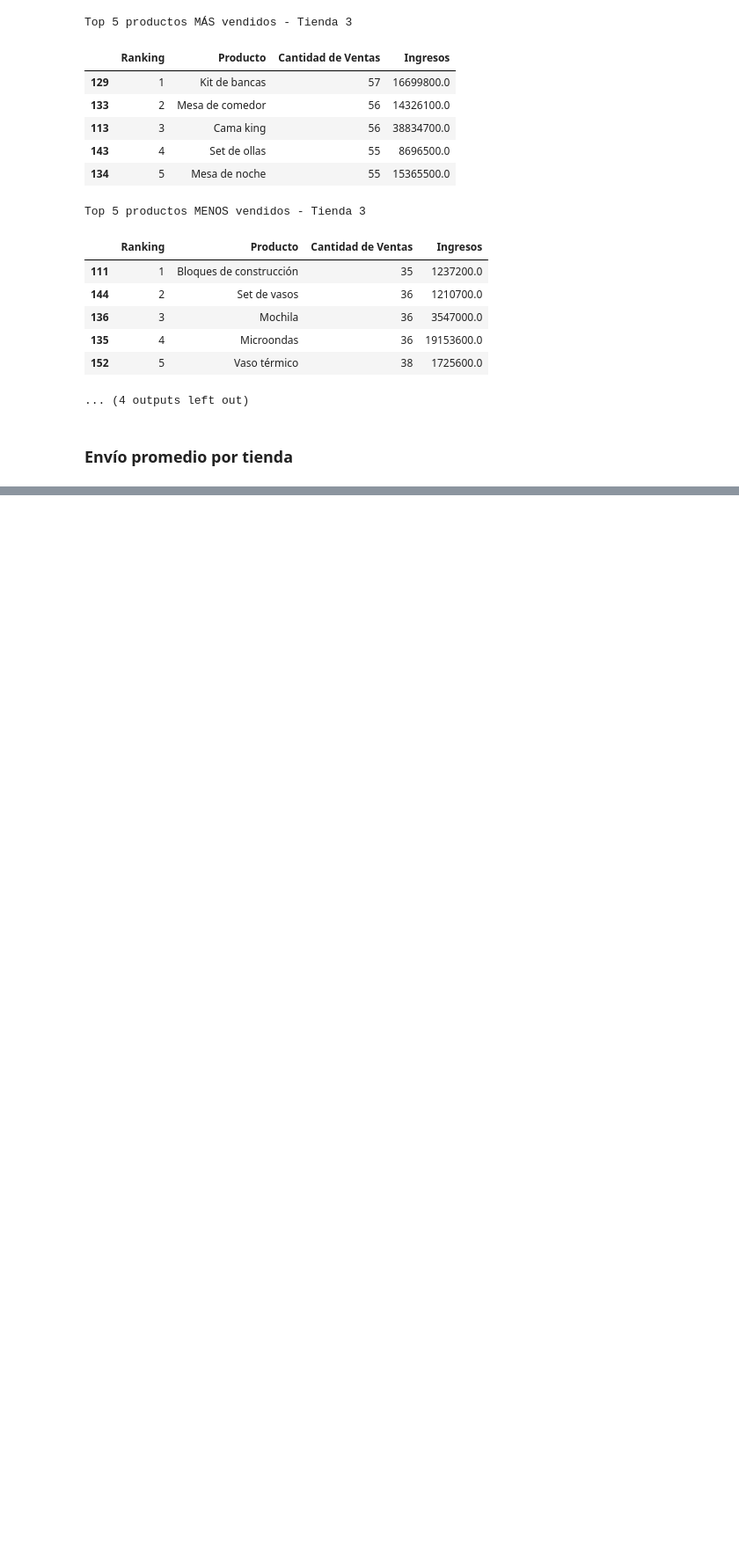
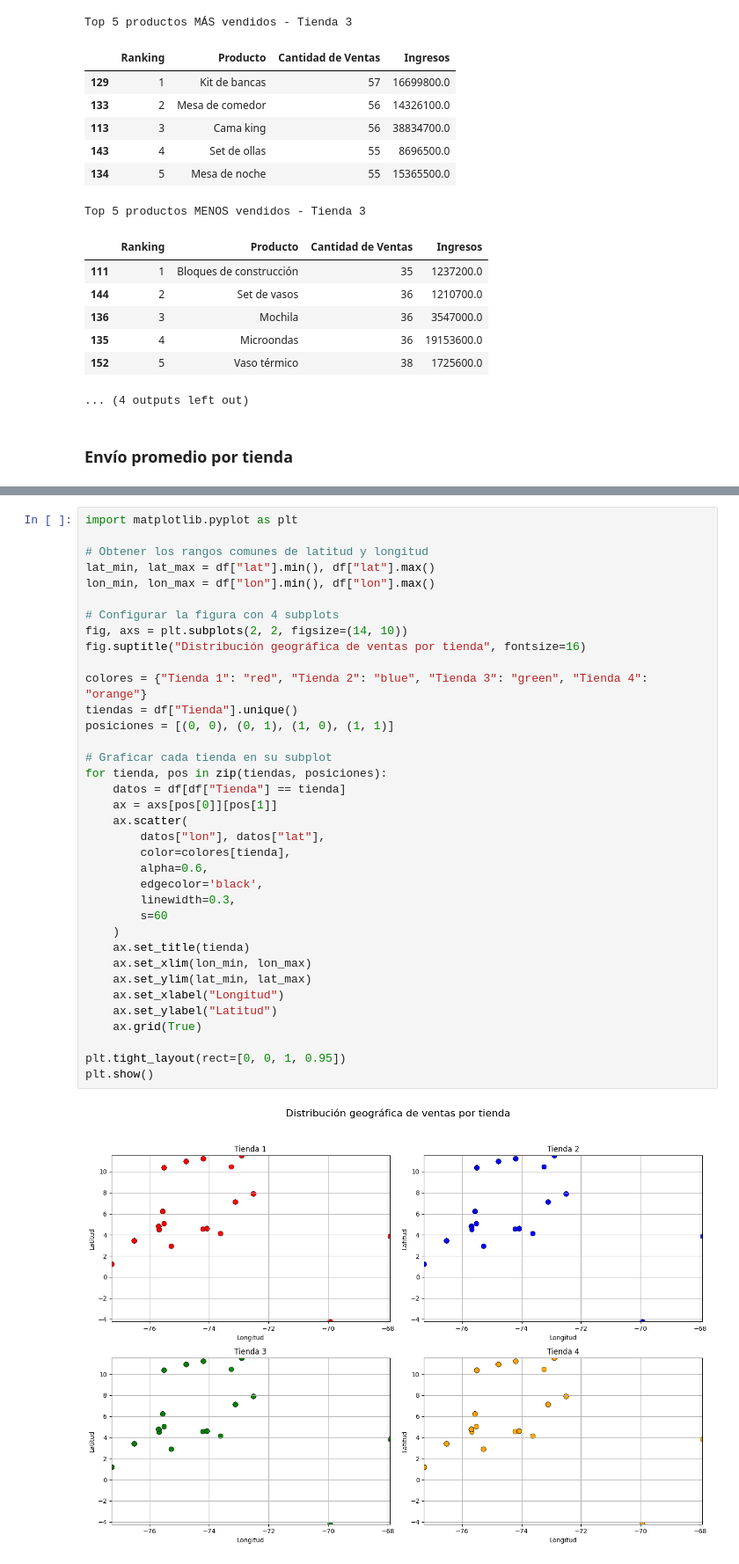
Before and after one commit to Eve113/AnalisisDeDatosEPR1, a Jupyter notebook: AnalisisDeTiendasAluraStoreEPR.ipynb, the cells around one changed output, grey strips where cells are left out. Shown: that part at 88% size. Cells and saved outputs as stored; diff of their text form; blank space fills up the shorter version.

```diff
--- a/AnalisisDeTiendasAluraStoreEPR.ipynb
+++ b/AnalisisDeTiendasAluraStoreEPR.ipynb
@@ -327,0 +361,38 @@ La tienda con el envío más CARO es: Tienda 1
+# %%
+import matplotlib.pyplot as plt
+
+# Obtener los rangos comunes de latitud y longitud
+lat_min, lat_max = df["lat"].min(), df["lat"].max()
+lon_min, lon_max = df["lon"].min(), df["lon"].max()
+
+# Configurar la figura con 4 subplots
+fig, axs = plt.subplots(2, 2, figsize=(14, 10))
+fig.suptitle("Distribución geográfica de ventas por tienda", fontsize=16)
+
+colores = {"Tienda 1": "red", "Tienda 2": "blue", "Tienda 3": "green", "Tienda 4": "orange"}
+tiendas = df["Tienda"].unique()
+posiciones = [(0, 0), (0, 1), (1, 0), (1, 1)]
+
+# Graficar cada tienda en su subplot
+for tienda, pos in zip(tiendas, posiciones):
+    datos = df[df["Tienda"] == tienda]
+    ax = axs[pos[0]][pos[1]]
+    ax.scatter(
+        datos["lon"], datos["lat"],
+        color=colores[tienda],
+        alpha=0.6,
+        edgecolor='black',
+        linewidth=0.3,
+        s=60
+    )
+    ax.set_title(tienda)
+    ax.set_xlim(lon_min, lon_max)
+    ax.set_ylim(lat_min, lat_max)
+    ax.set_xlabel("Longitud")
+    ax.set_ylabel("Latitud")
+    ax.grid(True)
+
+plt.tight_layout(rect=[0, 0, 1, 0.95])
+plt.show()
+# %% [output]
+[figure, added]
```
Also changed, not shown: parts of 11 cells of this notebook.
